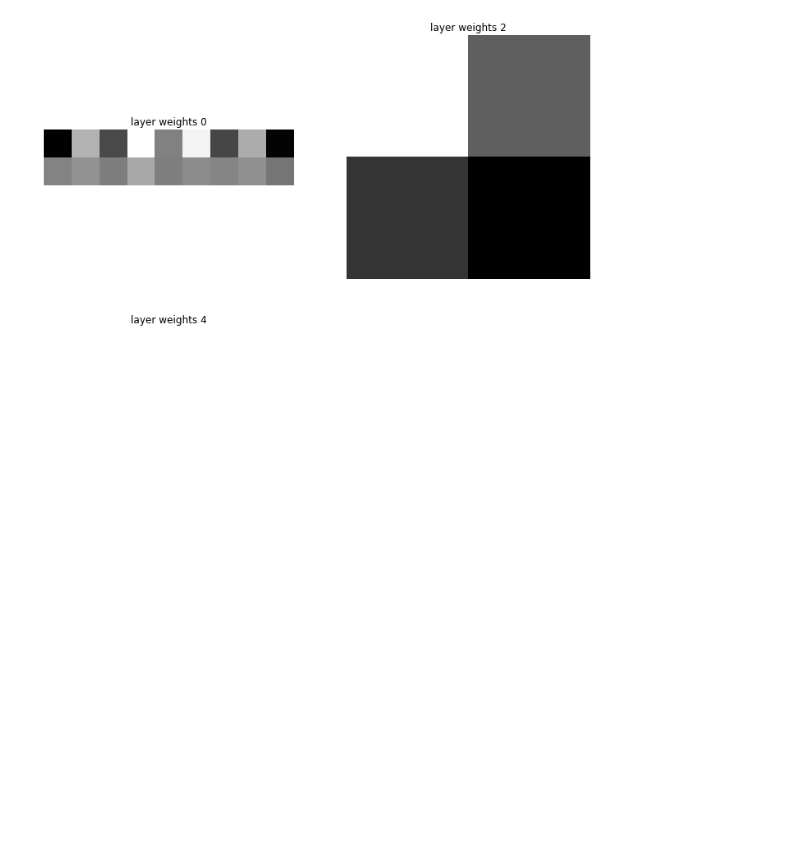
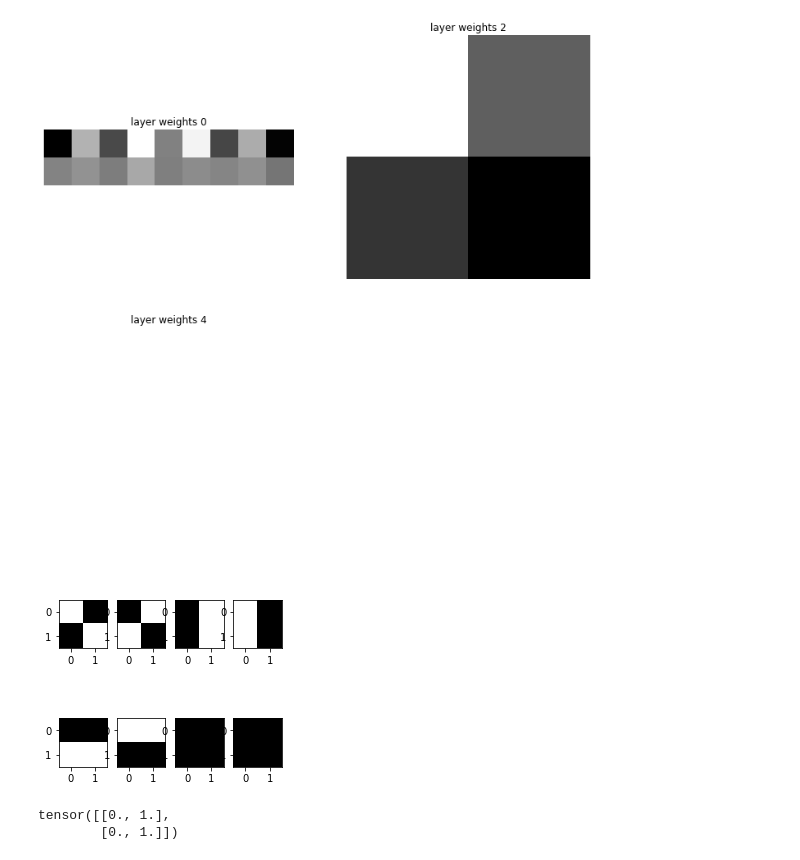
Before and after one commit to Unilmalas/TextAI, a Jupyter notebook: snippets 45.ipynb, the cells around one changed output. Cells and saved outputs as stored; diff of their text form; code cells hidden in the pictures; blank space fills up the shorter version.

```diff
--- a/snippets 45.ipynb
+++ b/snippets 45.ipynb
@@ -796,0 +803,24 @@ TypeError: Invalid shape (2,) for image data
+# %%
+# test image library
+import matplotlib.pyplot as plt
+
+test_images = [
+    torch.tensor([[1, 0], [0, 1]]).float(),
+    torch.tensor([[0, 1], [1, 0]]).float(),
+    torch.tensor([[0, 1], [0, 1]]).float(),
+    torch.tensor([[1, 0], [1, 0]]).float(),
+    torch.tensor([[0, 0], [1, 1]]).float(),
+    torch.tensor([[1, 1], [0, 0]]).float(),
+    torch.tensor([[1, 1], [1, 1]]).float(),
+    torch.tensor([[0, 0], [0, 0]]).float()
+]
+
+figure = plt.figure(figsize=(4, 4))
+cols, rows = 4, 2
+for i in range(1, cols * rows + 1):
+    img = test_images[i-1]
+    figure.add_subplot(rows, cols, i)
+    plt.imshow(img.squeeze(), cmap="gray")
+plt.show()
+# %% [output]
+[figure, added]
@@ -796,0 +853,11 @@ TypeError: Invalid shape (2,) for image data
+# %%
+# Datasets
+nitems = 8
+ntrain = 6  # number of items in training set
+my_labels = dict({'id-' + str(idx): idx for idx in range(nitems)})
+my_partition = dict({'train': [lbl[0] for lbl in my_labels.items() if lbl[1] < ntrain],
+               'validation': [lbl[0] for lbl in my_labels.items() if lbl[1] >= ntrain]})
+test_images[my_labels[my_partition['train'][2]]]
+# %% [output]
+tensor([[0., 1.],
+        [0., 1.]])
```
Also changed, not shown: parts of 12 cells of this notebook.
